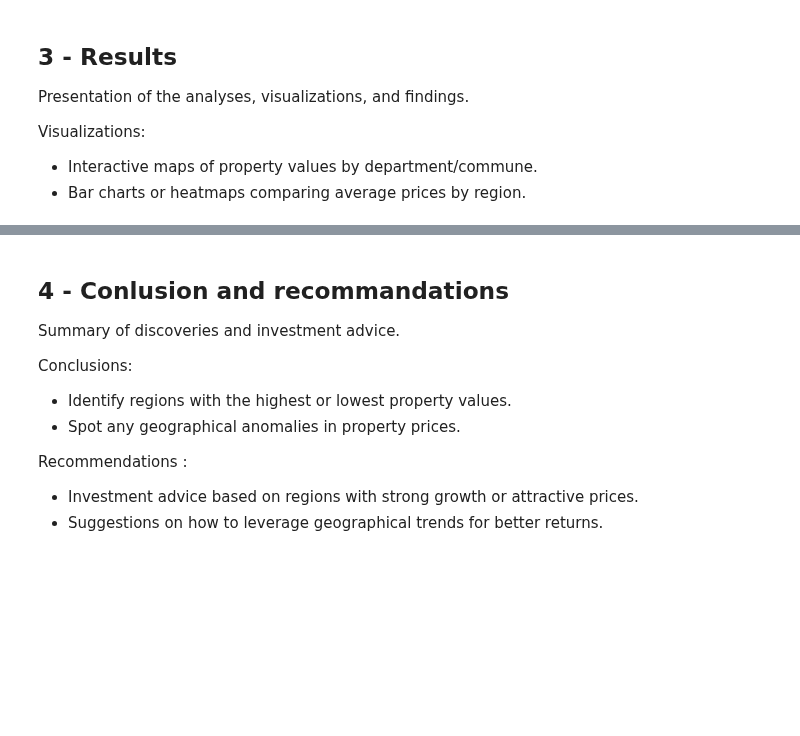
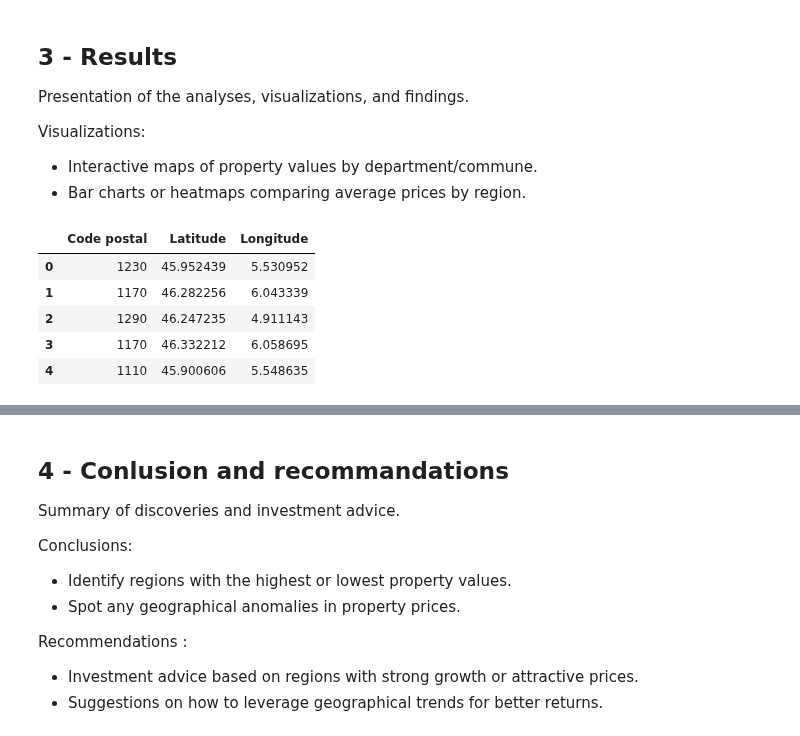
Before and after one commit to Kal3idoscope/Land-data-analysis-French-market, a Jupyter notebook: geographical_comparisons.ipynb, the cells around one changed output, grey strips where cells are left out. Saved outputs shown, nothing was run; the diff lists cells and outputs as text; code cells hidden in the pictures; blank space fills up the shorter version.

```diff
--- a/geographical_comparisons.ipynb
+++ b/geographical_comparisons.ipynb
@@ -332,3 +333,14 @@ Presentation of the analyses, visualizations, and findings.
 Visualizations:
 - Interactive maps of property values by department/commune.
 - Bar charts or heatmaps comparing average prices by region.
+# %%
+#### IMPORT OF DF WITH LAT AND LONG ####
+df_ll_s = pd.read_csv('df_ll_s.csv')
+df_ll_s.head()
+# %% [output]
+|  | Code postal | Latitude | Longitude |
+| 0 | 1230 | 45.952439 | 5.530952 |
+| 1 | 1170 | 46.282256 | 6.043339 |
+| 2 | 1290 | 46.247235 | 4.911143 |
+| 3 | 1170 | 46.332212 | 6.058695 |
+| 4 | 1110 | 45.900606 | 5.548635 |
```
Also changed, not shown: parts of 7 cells of this notebook, 3 other files.
